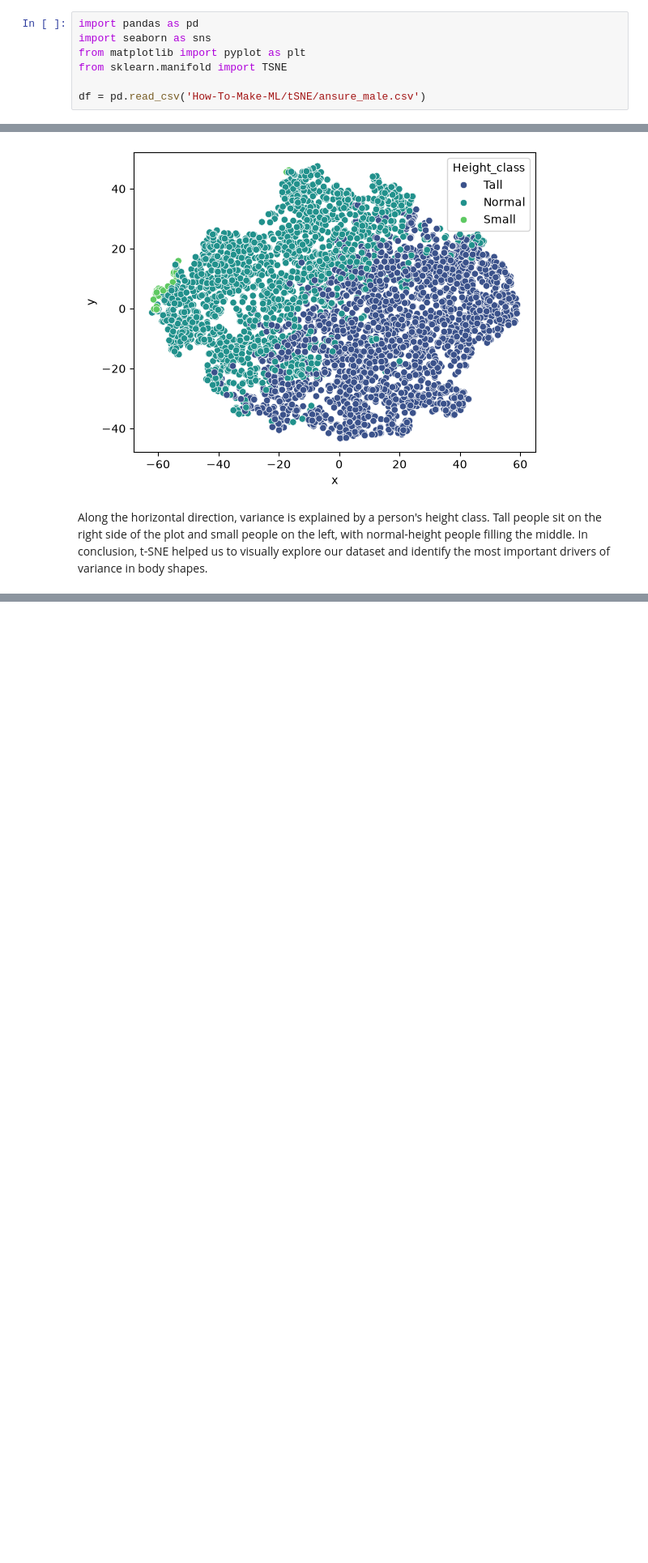
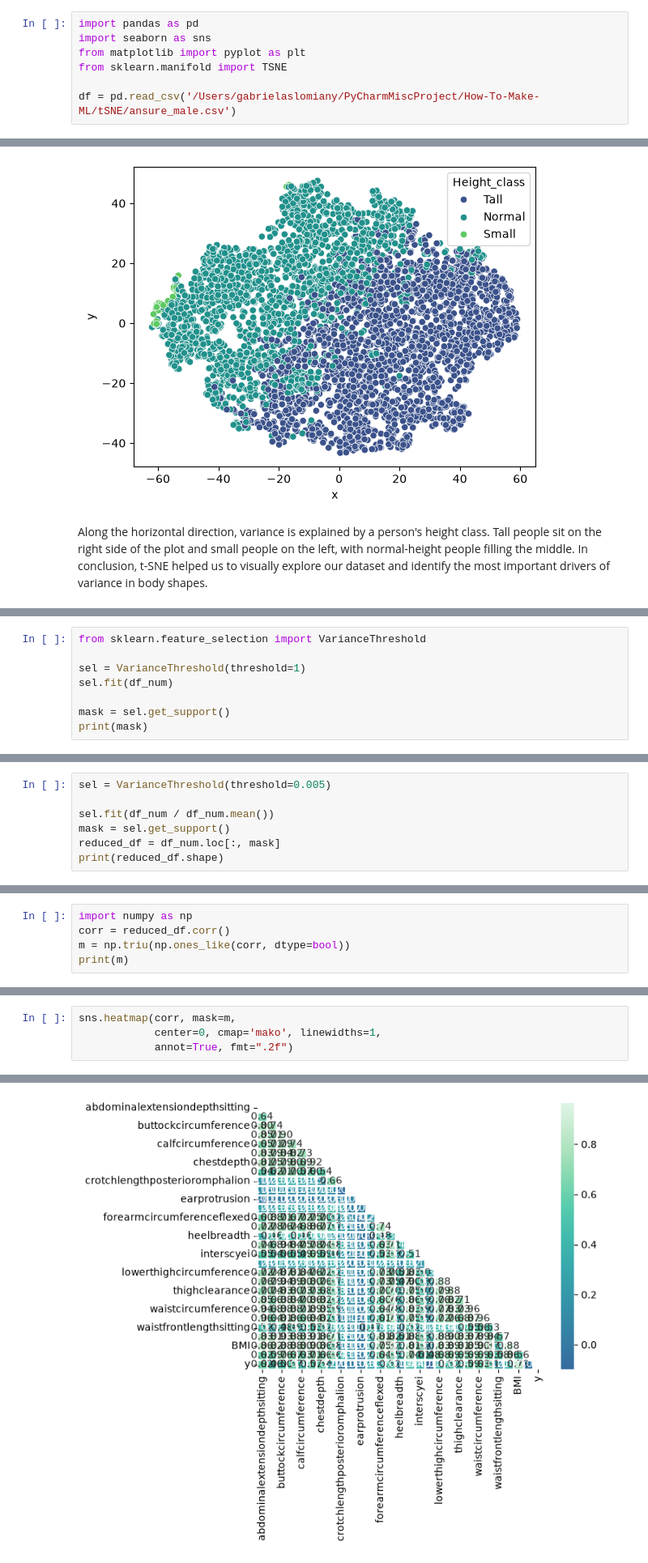
Before and after one commit to imgabrielas/How-To-Make-ML, a Jupyter notebook: tSNE/exercise.ipynb, the cells around one changed output, grey strips where cells are left out. Shown at 81% size. Drawn from its saved outputs; the diff is of its cells as text; blank space fills up the shorter version.

Commit message:
features and corr

```diff
--- a/tSNE/exercise.ipynb
+++ b/tSNE/exercise.ipynb
@@ -6,7 +6,7 @@ import seaborn as sns
 from matplotlib import pyplot as plt
 from sklearn.manifold import TSNE
 
-df = pd.read_csv('How-To-Make-ML/tSNE/ansure_male.csv')
+df = pd.read_csv('/Users/gabrielaslomiany/PyCharmMiscProject/How-To-Make-ML/tSNE/ansure_male.csv')
 # %%
 df
 # %% [output]
@@ -96,0 +99,8 @@ Along the horizontal direction, variance is explained by a person's height class
+# %%
+from sklearn.feature_selection import VarianceThreshold
+
+sel = VarianceThreshold(threshold=1)
+sel.fit(df_num)
+
+mask = sel.get_support()
+print(mask)
@@ -96,0 +123,7 @@ Along the horizontal direction, variance is explained by a person's height class
+# %%
+sel = VarianceThreshold(threshold=0.005)
+
+sel.fit(df_num / df_num.mean())
+mask = sel.get_support()
+reduced_df = df_num.loc[:, mask]
+print(reduced_df.shape)
@@ -96,0 +134,5 @@ Along the horizontal direction, variance is explained by a person's height class
+# %%
+import numpy as np
+corr = reduced_df.corr()
+m = np.triu(np.ones_like(corr, dtype=bool))
+print(m)
@@ -96,0 +157,5 @@ Along the horizontal direction, variance is explained by a person's height class
+# %%
+sns.heatmap(corr, mask=m,
+            center=0, cmap='mako', linewidths=1,
+            annot=True, fmt=".2f")
+# %% [output]
@@ -96,0 +163 @@ Along the horizontal direction, variance is explained by a person's height class
+[figure, added]
```
Also changed, not shown: parts of 10 cells of this notebook.
